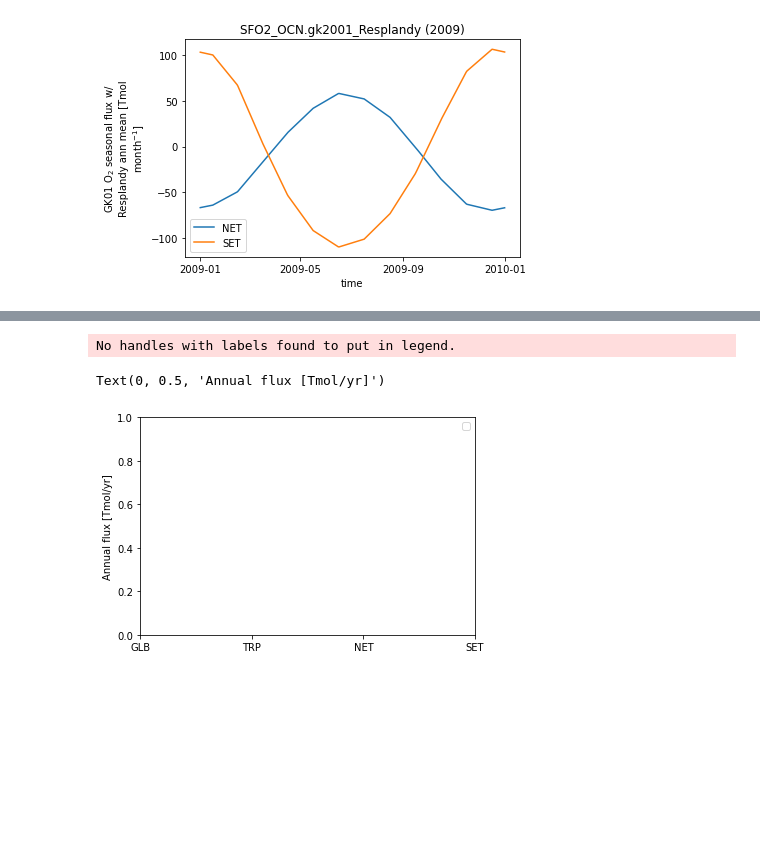
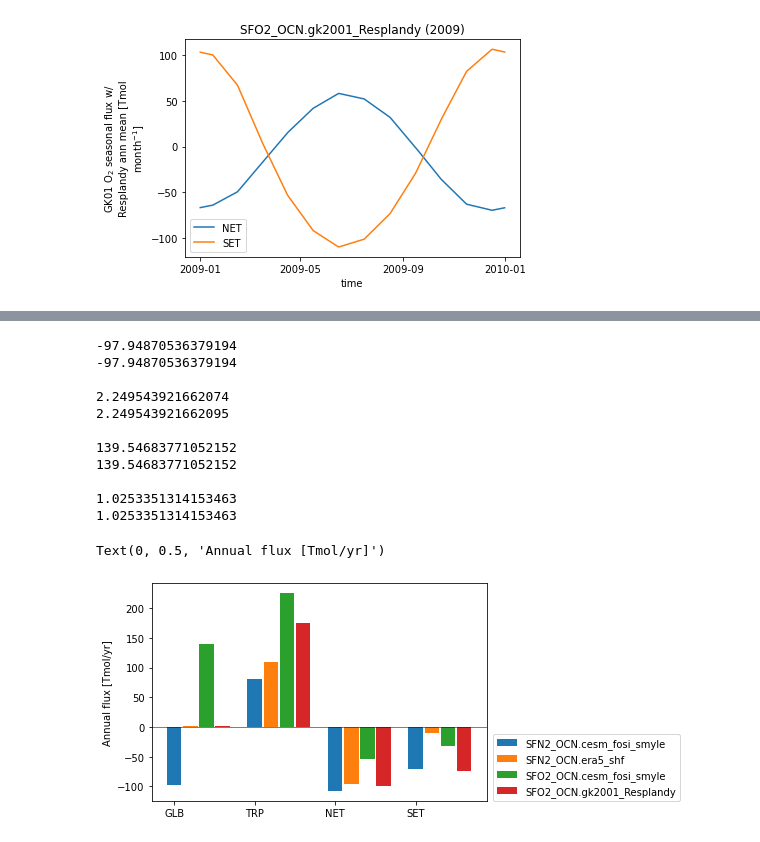
Before and after one commit to matt-long/sno-analysis, a Jupyter notebook: notebooks/publish-fluxes.ipynb, the cells around one changed output, grey strips where cells are left out. Drawn from its saved outputs; the diff is of its cells as text; code cells hidden in the pictures; blank space fills up the shorter version.

```diff
--- a/notebooks/publish-fluxes.ipynb
+++ b/notebooks/publish-fluxes.ipynb
@@ -319,7 +336,7 @@ fig, axs = plt.subplots(4, 1, figsize=(8, 12))
 
 totals = {}
 for key in cat_keys:
-    if 'fgn2' not in key and 'fgo2' not in key:
+    if 'SFN2_OCN' not in key and 'SFO2_OCN' not in key:
         continue
     print(key)
     totals[key] = []
@@ -368,20 +402,30 @@ for key in cat_keys:
 # %%
 dx = 0
 for key, values in totals.items():
     print(values[0])
     print(sum(values[1:]))
     print()
-    plt.bar(np.arange(0, 4)+dx, values, width=0.4, label=key)
-    dx = 0.4
+    plt.bar(np.arange(0, 4)+dx, values, width=0.18, label=key)
+    dx += 0.2
 
 plt.axhline(0, color='k', linewidth=0.5)
 plt.xticks([0, 1, 2, 3], labels=['GLB', 'TRP', 'NET', 'SET']);
-plt.legend();
+plt.legend(loc=(1.02, 0));
 plt.ylabel('Annual flux [Tmol/yr]')
 # %% [output]
-No handles with labels found to put in legend.
+-97.94870536379194
+-97.94870536379194
+
+2.249543921662074
+2.249543921662095
+
+139.54683771052152
+139.54683771052152
+
+1.0253351314153463
+1.0253351314153463
 Text(0, 0.5, 'Annual flux [Tmol/yr]')
-[figure, old version]
+[figure, new version]
 # %%
 totals
 # %% [output]
```
Also changed, not shown: parts of 5 cells of this notebook.
